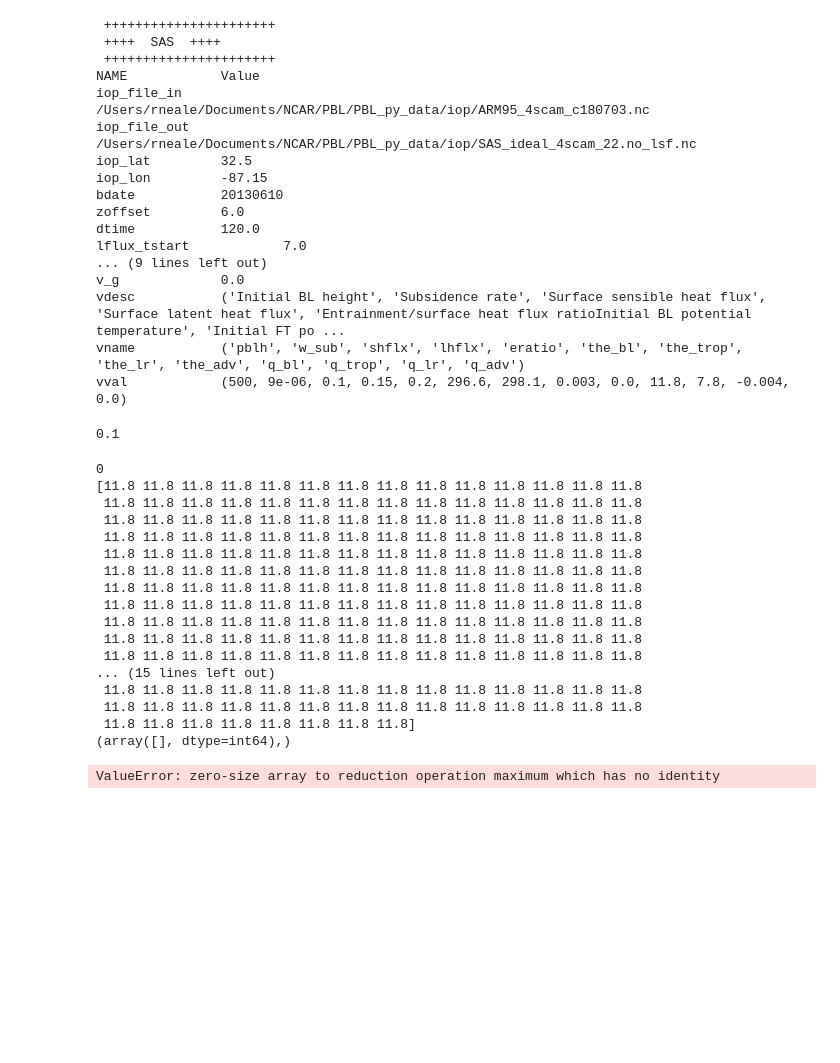
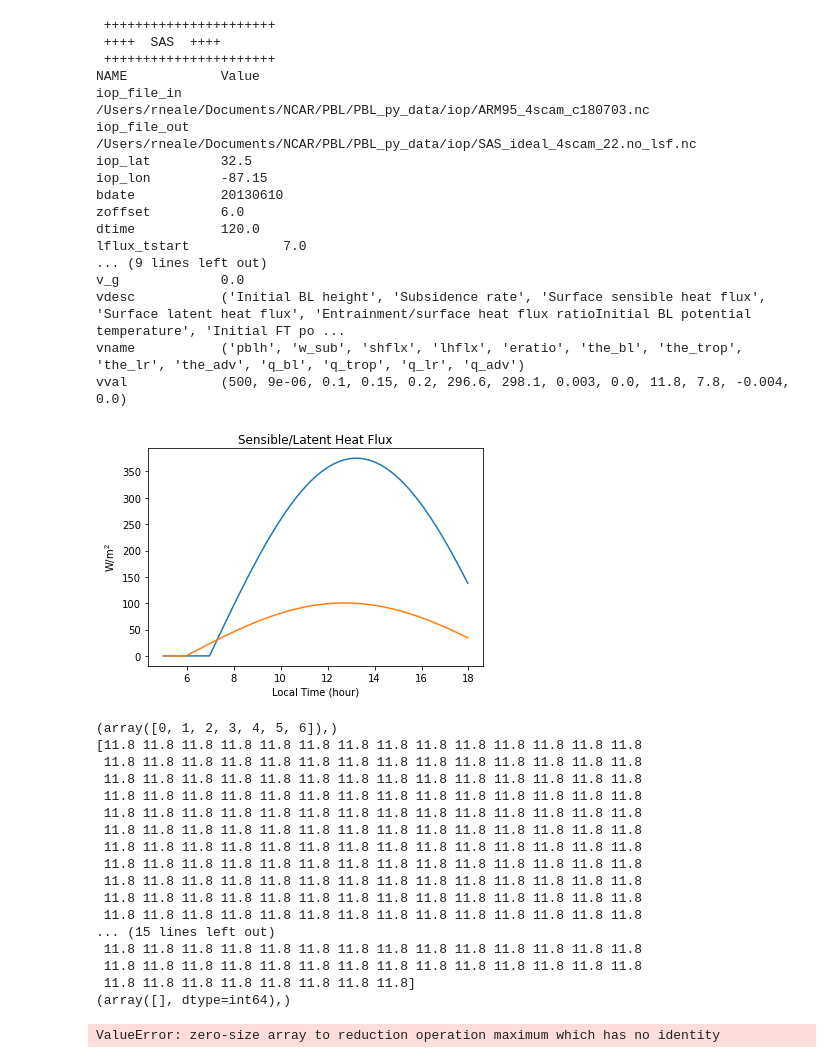
Before and after one commit to swrneale/python-scripts, a Jupyter notebook: PBL/scam_forcings_plev_flex.ipynb, the cells around one changed output. Cells and saved outputs as stored; diff of their text form; code cells hidden in the pictures; blank space fills up the shorter version.

```diff
--- a/PBL/scam_forcings_plev_flex.ipynb
+++ b/PBL/scam_forcings_plev_flex.ipynb
@@ -172,7 +173,7 @@ lhflx0 = case_iop['vval'][ilhflx]
 # Daylight fluxes only last to 16.5LT after than, if needed fluxes are zero.
 ## SHFLX ##
 shflx = np.copy(var_3d)
-print(shflx0)
+
 shflx[:,0,0] = shflx0*cp_air*np.sin(np.pi*(time-sflux_zstart+dtime)/tperiod_sflux)
 
 
@@ -191,38 +192,41 @@ iop_out = xr.Dataset({'shflx': (['time','lon','lat'],  shflx)},
                              'lon': ('lon',[np.float32(iop_lon)]),
                              'lat': ('lat', [np.float32(iop_lat)]) })
 
 iop_out['lhflx'] = (iop_out_c3, lhflx)
 
 ## IOP out add attributes ##
 iop_out.attrs['title'] = 'Southeast Atmosphere Study (SipAS) campaign: Ideal day for the Mixed Layer Model (MXLCH, it can be accessed athttps://github.com/classmodel/mxlch)'
 iop_out.attrs['iop_file'] = case_iop['iop_file_out']
 iop_out.attrs['publication'] = 'https://doi.org/10.5194/acp-16-7725-2016'
 iop_out.attrs['creation_date'] = str(dt.datetime.today())
 iop_out.attrs['creation_owner'] = 'Rich Neale, NCAR'
 
 ## Dimenstion/Coord info.
 iop_out.lat.attrs = iop_in.lat.attrs
 iop_out.lon.attrs = iop_in.lon.attrs
 
 ## Copy attributes of tsec from iop_in ##
 iop_out.lev.attrs = iop_in.lev.attrs
 iop_out.tsec.attrs['long_name'] = iop_in.tsec.attrs['long_name']
 iop_out.tsec.attrs['units'] = iop_in.tsec.attrs['units']
 
 
 ## Quick plots ##
 
-#fig,ax = mp.subplots(nrows=1, ncols=2,figsize=(12, 5))
+#fig,ax = mp.subplots(nrows=1, ncols=1,figsize=(12, 5))
 
 mp.plot((time/sph)-6,lhflx[:,0,0])
-#mp.set_title('Latent Heat Flux') ;
+mp.plot((time/sph)-6,shflx[:,0,0])
+
+
 mp.xlabel('Local Time (hour)') ; mp.ylabel('W/m$^2$')
-mp.plot((time/sph)-6,shflx[:,0,0])
-#mp.set_title('Sensible Heat Flux') ;
+mp.title('Sensible/Latent Heat Flux')
 
+
+# Fig to file.
 mp.savefig(case_iop['iop_file_out']+'_lxflx_shflx.png', dpi=300)
 # %% [output]
-0.1
+[figure, added]
 # %%
 ######################################
 ### Constructing vertical profiles ###
@@ -248,25 +252,13 @@ dp_levs = np.diff(plevs)
 ################################
 
 pblh = case_iop['zinv_bot'] # Bottom ov inversation layer (NCAR SAS value is not Su et al value)
-#pblh =  vval[vname.index('pblh')]
 
-ii = case_iop['vname'].index('the_trop')
-the_ft = case_iop['vval'][ii]
-
-ii = case_iop['vname'].index('the_bl')
-the_bl = case_iop['vval'][ii]
-
-ii = case_iop['vname'].index('the_trop')
-dthedp_ft = case_iop['vval'][ii]
-
-ii = case_iop['vname'].index('q_trop')
-q_ft = case_iop['vval'][ii]
-
-ii = case_iop['vname'].index('q_bl')
-q_bl= case_iop['vval'][ii]
-
-ii = case_iop['vname'].index('q_lr')
-dqdp_ft = case_iop['vval'][ii]
+ii = case_iop['vname'].index('the_trop') ; the_ft = case_iop['vval'][ii]
+ii = case_iop['vname'].index('the_bl') ; the_bl = case_iop['vval'][ii]
+ii = case_iop['vname'].index('the_trop') ; dthedp_ft = case_iop['vval'][ii]
+ii = case_iop['vname'].index('q_trop') ; q_ft = case_iop['vval'][ii]
+ii = case_iop['vname'].index('q_bl') ; q_bl= case_iop['vval'][ii]
+ii = case_iop['vname'].index('q_lr') ; dqdp_ft = case_iop['vval'][ii]
 
 
 
@@ -320,7 +312,7 @@ dthe_inv = the_ft-the_bl
 dz_inv = case_iop['zinv_top']-pblh
 
 # Construct profiles of the/q, starting at ipbl+1 in the transition zone then working up, to the FT gradient zone
-print(ipbl_min)
+print(ipbl_levs)
 for ip in range(ipbl_min-1,-1,-1):  # Loop from PBL top upwards, as the PBL values are set.
     print("hi")
     # Temp profile
@@ -416,7 +408,7 @@ mp.savefig(iop_file_out+'_IOP_ICs.png')
 
 #z_plevs = (r_gas/grav)*np.mean(temp_plevs)*np.log(ps/plevs)
 # %% [output]
-0
+(array([0, 1, 2, 3, 4, 5, 6]),)
 [11.8 11.8 11.8 11.8 11.8 11.8 11.8 11.8 11.8 11.8 11.8 11.8 11.8 11.8
  11.8 11.8 11.8 11.8 11.8 11.8 11.8 11.8 11.8 11.8 11.8 11.8 11.8 11.8
  11.8 11.8 11.8 11.8 11.8 11.8 11.8 11.8 11.8 11.8 11.8 11.8 11.8 11.8
```
Also changed, not shown: parts of 3 cells of this notebook, 3 other files.
